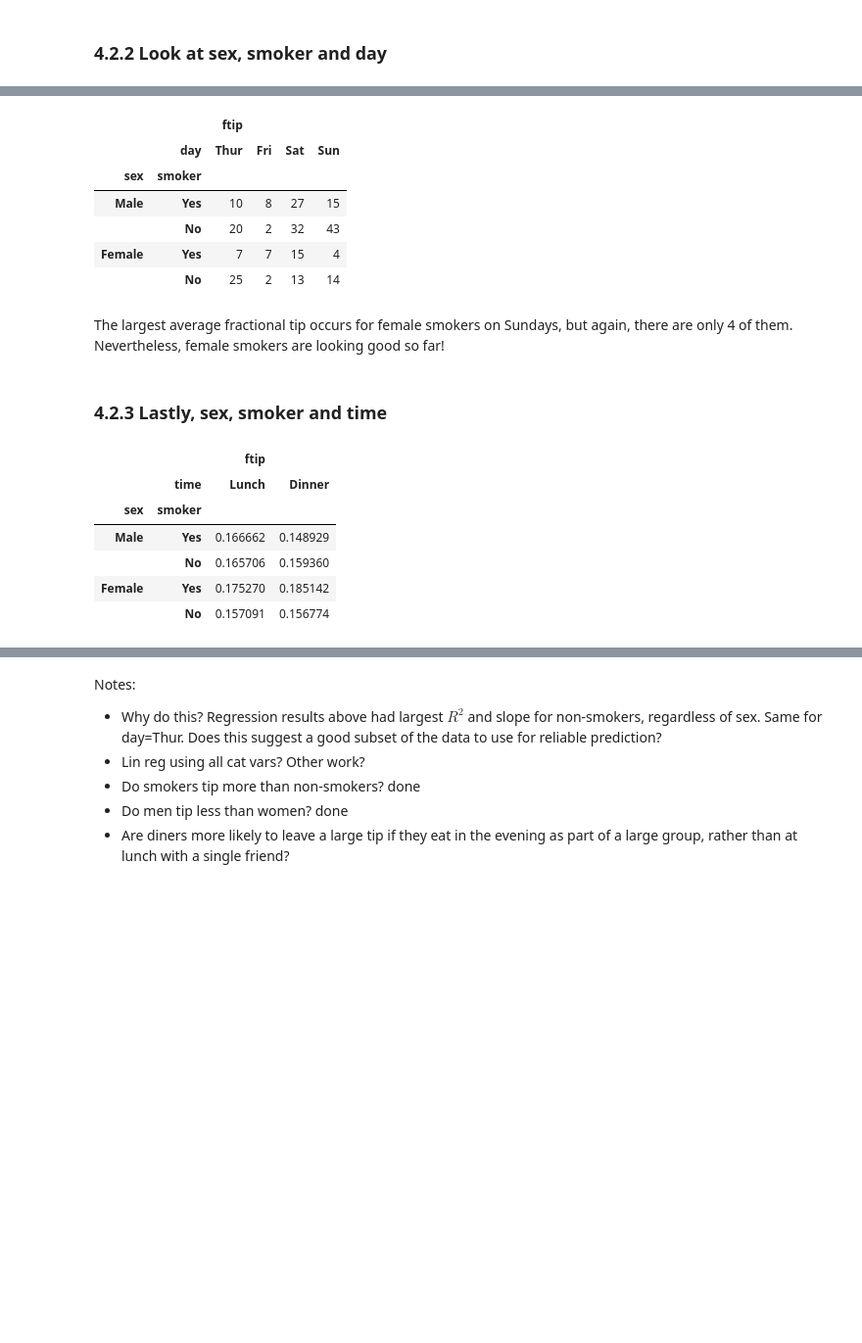
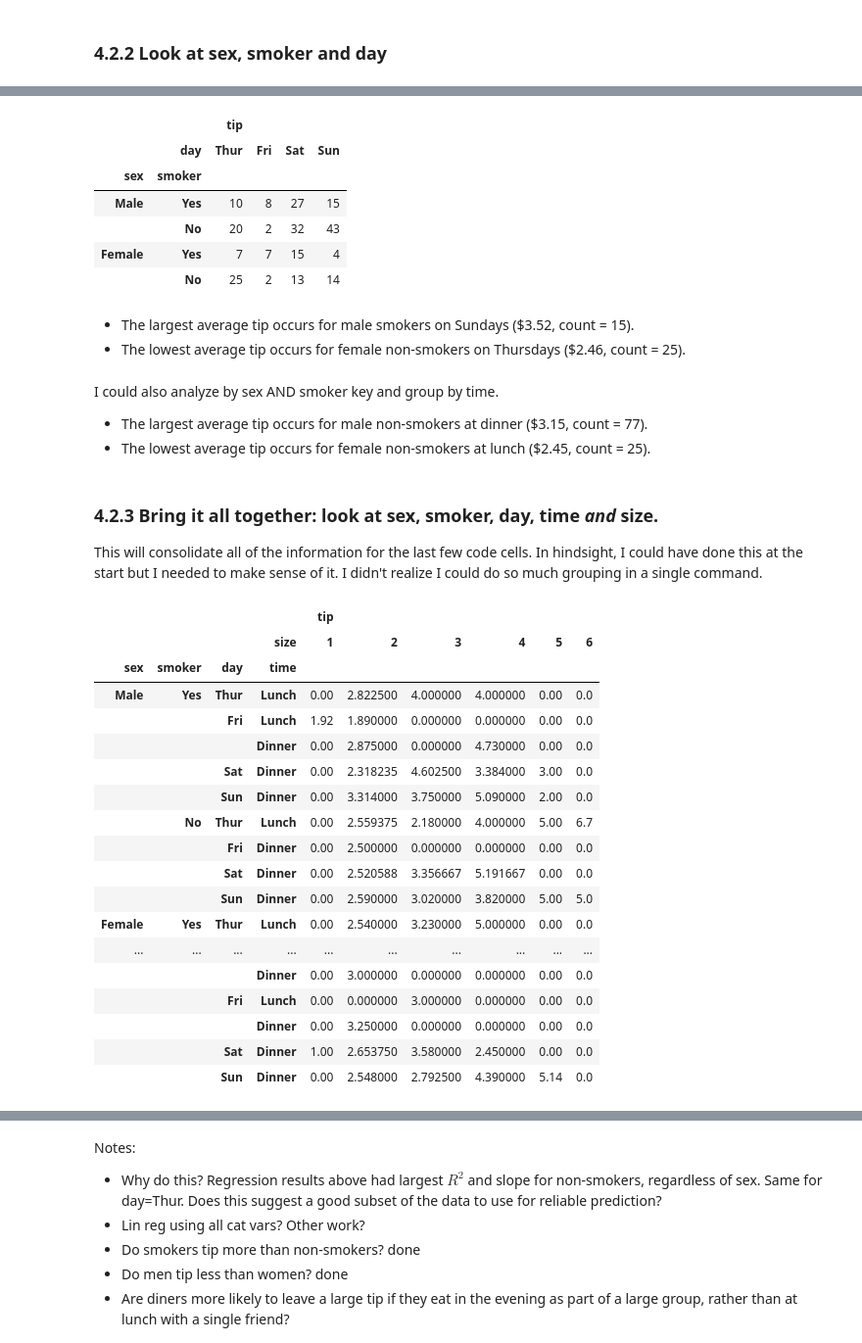
Before and after one commit to elizabethdaly/data-analysis-project, a Jupyter notebook: tips-data-analysis.ipynb, the cells around one changed output, grey strips where cells are left out. Shown at 98% size. Drawn from its saved outputs; the diff is of its cells as text; code cells hidden in the pictures; blank space fills up the shorter version.

```diff
--- a/tips-data-analysis.ipynb
+++ b/tips-data-analysis.ipynb
@@ -604,15 +646,14 @@ df.pivot_table(['ftip'], index=['sex', 'smoker'], columns='day') # To count grou
 # %%
 # How many in each of these groups?.
-df.pivot_table(['ftip'], index=['sex', 'smoker'], columns='day', aggfunc='count') # To count group sizes: aggfunc='count'
+df.pivot_table(['tip'], index=['sex', 'smoker'], columns='day', aggfunc='count', fill_value=0) # To count group sizes
 # %% [output]
-|  |  | ftip |  |  |  |
+|  |  | tip |  |  |  |
 |  | day | Thur | Fri | Sat | Sun |
 | sex | smoker |  |  |  |  |
 | Male | Yes | 10 | 8 | 27 | 15 |
 |  | No | 20 | 2 | 32 | 43 |
 | Female | Yes | 7 | 7 | 15 | 4 |
 |  | No | 25 | 2 | 13 | 14 |
-# %% [markdown]
-The largest average fractional tip occurs for female smokers on Sundays, but again, there are only 4 of them. Nevertheless, female smokers are looking good so far!
-# %% [markdown]
-### 4.2.3 Lastly, sex, smoker and time
+# %% [markdown]
+- The largest average tip occurs for male smokers on Sundays (\$3.52, count = 15).
+- The lowest average tip occurs for female non-smokers on Thursdays (\$2.46, count = 25).
@@ -619,11 +667,31 @@ The largest average fractional tip occurs for female smokers on Sundays, but aga
+# %% [markdown]
+I could also analyze by sex AND smoker key and group by time.
+- The largest average tip occurs for male non-smokers at dinner (\$3.15, count = 77).
+- The lowest average tip occurs for female non-smokers at lunch (\$2.45, count = 25).
+# %% [markdown]
+### 4.2.3 Bring it all together: look at sex, smoker, day, time *and* size.
+This will consolidate all of the information for the last few code cells. In hindsight, I could have done this at the start but I needed to make sense of it. I didn't realize I could do so much grouping in a single command.
 # %%
-# Summarize fractional tip column using sex AND smoker keys and group by time.
-df.pivot_table(['ftip'], index=['sex', 'smoker'], columns='time') # To count group sizes: aggfunc='count'
+# Summarize tip column using sex AND smoker AND day keys and group by time.
+# Leave out the fill value here, think it confuses things.
+df.pivot_table(['tip'], index=['sex', 'smoker', 'day', 'time'], columns='size', fill_value=0)
 # %% [output]
-|  |  | ftip |  |
-|  | time | Lunch | Dinner |
-| sex | smoker |  |  |
-| Male | Yes | 0.166662 | 0.148929 |
-|  | No | 0.165706 | 0.159360 |
-| Female | Yes | 0.175270 | 0.185142 |
-|  | No | 0.157091 | 0.156774 |
+|  |  |  |  | tip |  |  |  |  |  |
+|  |  |  | size | 1 | 2 | 3 | 4 | 5 | 6 |
+| sex | smoker | day | time |  |  |  |  |  |  |
+| Male | Yes | Thur | Lunch | 0.00 | 2.822500 | 4.000000 | 4.000000 | 0.00 | 0.0 |
+|  |  | Fri | Lunch | 1.92 | 1.890000 | 0.000000 | 0.000000 | 0.00 | 0.0 |
+|  |  |  | Dinner | 0.00 | 2.875000 | 0.000000 | 4.730000 | 0.00 | 0.0 |
+|  |  | Sat | Dinner | 0.00 | 2.318235 | 4.602500 | 3.384000 | 3.00 | 0.0 |
+|  |  | Sun | Dinner | 0.00 | 3.314000 | 3.750000 | 5.090000 | 2.00 | 0.0 |
+|  | No | Thur | Lunch | 0.00 | 2.559375 | 2.180000 | 4.000000 | 5.00 | 6.7 |
+|  |  | Fri | Dinner | 0.00 | 2.500000 | 0.000000 | 0.000000 | 0.00 | 0.0 |
+|  |  | Sat | Dinner | 0.00 | 2.520588 | 3.356667 | 5.191667 | 0.00 | 0.0 |
+|  |  | Sun | Dinner | 0.00 | 2.590000 | 3.020000 | 3.820000 | 5.00 | 5.0 |
+| Female | Yes | Thur | Lunch | 0.00 | 2.540000 | 3.230000 | 5.000000 | 0.00 | 0.0 |
+| ... | ... | ... | ... | ... | ... | ... | ... | ... | ... |
+|  |  |  | Dinner | 0.00 | 3.000000 | 0.000000 | 0.000000 | 0.00 | 0.0 |
+|  |  | Fri | Lunch | 0.00 | 0.000000 | 3.000000 | 0.000000 | 0.00 | 0.0 |
+|  |  |  | Dinner | 0.00 | 3.250000 | 0.000000 | 0.000000 | 0.00 | 0.0 |
+|  |  | Sat | Dinner | 1.00 | 2.653750 | 3.580000 | 2.450000 | 0.00 | 0.0 |
+|  |  | Sun | Dinner | 0.00 | 2.548000 | 2.792500 | 4.390000 | 5.14 | 0.0 |
```
Also changed, not shown: parts of 32 cells of this notebook.
